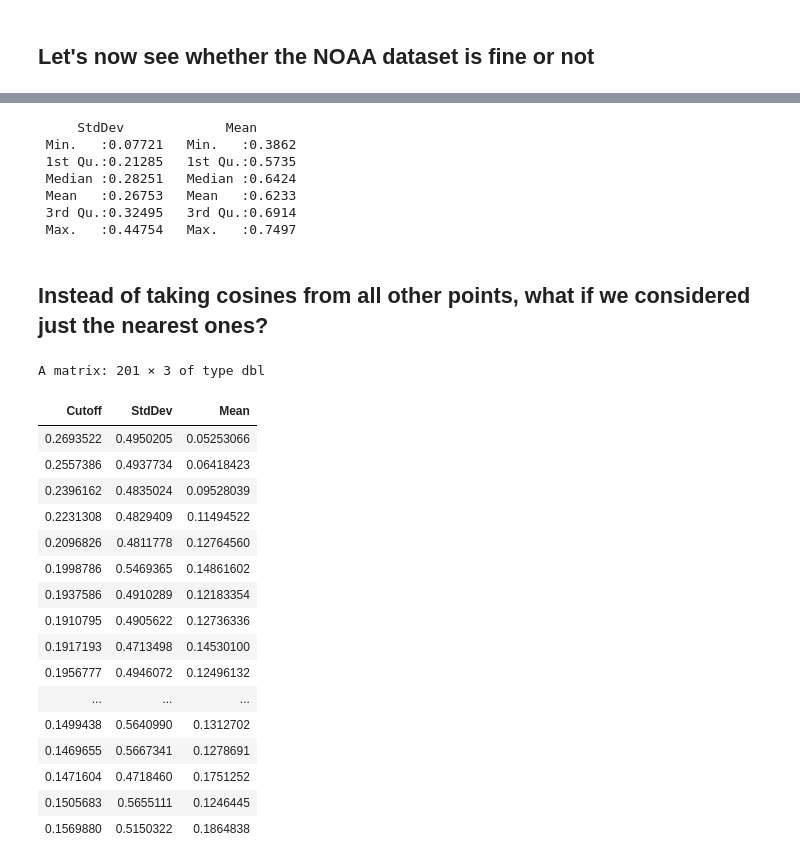
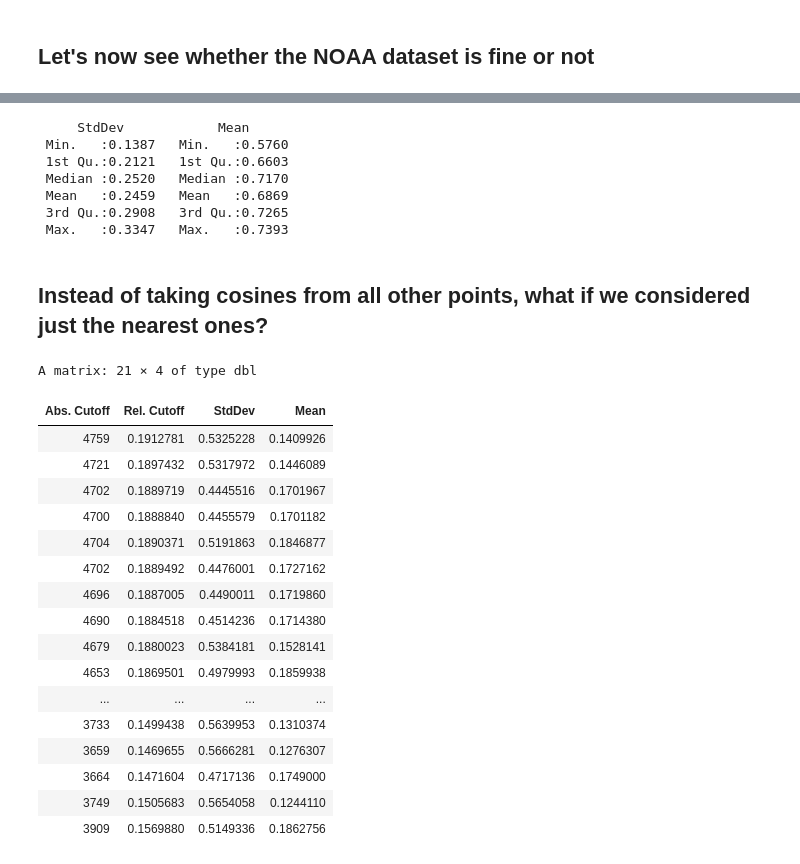
Before and after one commit to Fernando1729/datasci_proj, a Jupyter notebook: analysis_of_dwnn.ipynb, the cells around one changed output, grey strips where cells are left out. Saved outputs shown, nothing was run; the diff lists cells and outputs as text; code cells hidden in the pictures.

Commit message:
Improve cosines analysis

```diff
--- a/analysis_of_dwnn.ipynb
+++ b/analysis_of_dwnn.ipynb
@@ -216,8 +216,8 @@ test.cosines = function(dims=c(3, 6, 9, 12), dataset_func=spherical_dataset){
 
         dataset = dataset_func(dim=dim, rows=5**3)
         badQuery = rep(1.5, dim)
-        avgQuery = rep(1.0, dim)
-        goodQuery = rep(0.5, dim)
+        avgQuery = rep(0.75, dim)
+        goodQuery = rep(0, dim)
 
         stats = get.var.mean(badQuery, dataset)
         cat("\tBad query:  variance = ", stats[1], " mean = ", stats[2], "\n")
@@ -283,7 +283,7 @@ deterministic = rowSums(res$imf[,4:res$nimf]) + res$residue
 emb = embedd(deterministic, m=7, d=74)
 # %%
 # We will check from here
-begin = nrow(emb) - 200
+begin = nrow(emb) - 20
 
 # We don't have enough memory, so we define another function to get cosines
 cosine2 = function(diff){
@@ -339,13 +339,13 @@ A matrix: 201 × 2 of type dbl
 # %%
 summary(df)
 # %% [output]
-     StdDev             Mean
- Min.   :0.07721   Min.   :0.3862
- 1st Qu.:0.21285   1st Qu.:0.5735
- Median :0.28251   Median :0.6424
- Mean   :0.26753   Mean   :0.6233
- 3rd Qu.:0.32495   3rd Qu.:0.6914
- Max.   :0.44754   Max.   :0.7497
+     StdDev            Mean
+ Min.   :0.1387   Min.   :0.5760
+ 1st Qu.:0.2121   1st Qu.:0.6603
+ Median :0.2520   Median :0.7170
+ Mean   :0.2459   Mean   :0.6869
+ 3rd Qu.:0.2908   3rd Qu.:0.7265
+ Max.   :0.3347   Max.   :0.7393
 # %% [markdown]
 ## Instead of taking cosines from all other points, what if we considered just the nearest ones?
 # %%
@@ -356,55 +356,61 @@ sigma = 4.763158 # Sigma we used in class
 for(i in begin:nrow(emb)){
     query = emb[i,1:(ncol(emb)-1)]
     trainSet = emb[1:(i-1),]
 
     # Get the activations (the same used in dwnn)
     dists = apply(trainSet, 1, function(row){
         sqrt(sum(row[1:(length(row)-1)] - query)**2)
     })
     activations = exp(-dists**2 / (2*sigma**2))
 
     # Normalize activations
     activations = activations / sum(activations)
 
     idx = sort.list(activations, decreasing=TRUE)
     activations = activations[idx]
     trainSet = trainSet[idx,]
 
     # We want to get the points that make their cumulative activations > 90%
     acc = cumsum(activations)
     id = which(acc > 0.9)[1]
 
     trainSet = trainSet[1:id,]
 
-    diff = query - trainSet[,1:(ncol(trainSet)-1)]
-    cos = cosine(diff, diff)
+    if(nrow(trainSet) > 1){
+        diff = query - trainSet[,1:(ncol(trainSet)-1)]
+        cos = cosine(diff, diff)
+        cos = cos[upper.tri(cos)]
+        cos[is.na(cos)] = 0 # We define cosine of (0, 0, 0) with (0, 0, 0) as 0
+    } else {
+        cos = NA
+    }
     s = sd(cos)
     m = mean(cos)
     #message(paste(paste("cutoff = ", id / (i-1), "    sd = ", s, "    mean = ", m)))
-    df = rbind(df, c(id / (i-1), s, m))
+    df = rbind(df, c(id, id / (i-1), s, m))
 }
 
-colnames(df) = c("Cutoff", "StdDev", "Mean")
+colnames(df) = c("Abs. Cutoff", "Rel. Cutoff", "StdDev", "Mean")
 df
 # %% [output]
-A matrix: 201 × 3 of type dbl
+A matrix: 21 × 4 of type dbl
-| Cutoff | StdDev | Mean |
-| 0.2693522 | 0.4950205 | 0.05253066 |
-| 0.2557386 | 0.4937734 | 0.06418423 |
-| 0.2396162 | 0.4835024 | 0.09528039 |
-| 0.2231308 | 0.4829409 | 0.11494522 |
-| 0.2096826 | 0.4811778 | 0.12764560 |
-| 0.1998786 | 0.5469365 | 0.14861602 |
-| 0.1937586 | 0.4910289 | 0.12183354 |
-| 0.1910795 | 0.4905622 | 0.12736336 |
-| 0.1917193 | 0.4713498 | 0.14530100 |
-| 0.1956777 | 0.4946072 | 0.12496132 |
-| ... | ... | ... |
-| 0.1499438 | 0.5640990 | 0.1312702 |
-| 0.1469655 | 0.5667341 | 0.1278691 |
-| 0.1471604 | 0.4718460 | 0.1751252 |
-| 0.1505683 | 0.5655111 | 0.1246445 |
-| 0.1569880 | 0.5150322 | 0.1864838 |
+| Abs. Cutoff | Rel. Cutoff | StdDev | Mean |
+| 4759 | 0.1912781 | 0.5325228 | 0.1409926 |
+| 4721 | 0.1897432 | 0.5317972 | 0.1446089 |
+| 4702 | 0.1889719 | 0.4445516 | 0.1701967 |
+| 4700 | 0.1888840 | 0.4455579 | 0.1701182 |
+| 4704 | 0.1890371 | 0.5191863 | 0.1846877 |
+| 4702 | 0.1889492 | 0.4476001 | 0.1727162 |
+| 4696 | 0.1887005 | 0.4490011 | 0.1719860 |
+| 4690 | 0.1884518 | 0.4514236 | 0.1714380 |
+| 4679 | 0.1880023 | 0.5384181 | 0.1528141 |
+| 4653 | 0.1869501 | 0.4979993 | 0.1859938 |
+| ... | ... | ... | ... |
+| 3733 | 0.1499438 | 0.5639953 | 0.1310374 |
+| 3659 | 0.1469655 | 0.5666281 | 0.1276307 |
+| 3664 | 0.1471604 | 0.4717136 | 0.1749000 |
+| 3749 | 0.1505683 | 0.5654058 | 0.1244110 |
+| 3909 | 0.1569880 | 0.5149336 | 0.1862756 |
 # %%
 summary(df)
 # %% [output]
```
Also changed, not shown: parts of 12 cells of this notebook.
